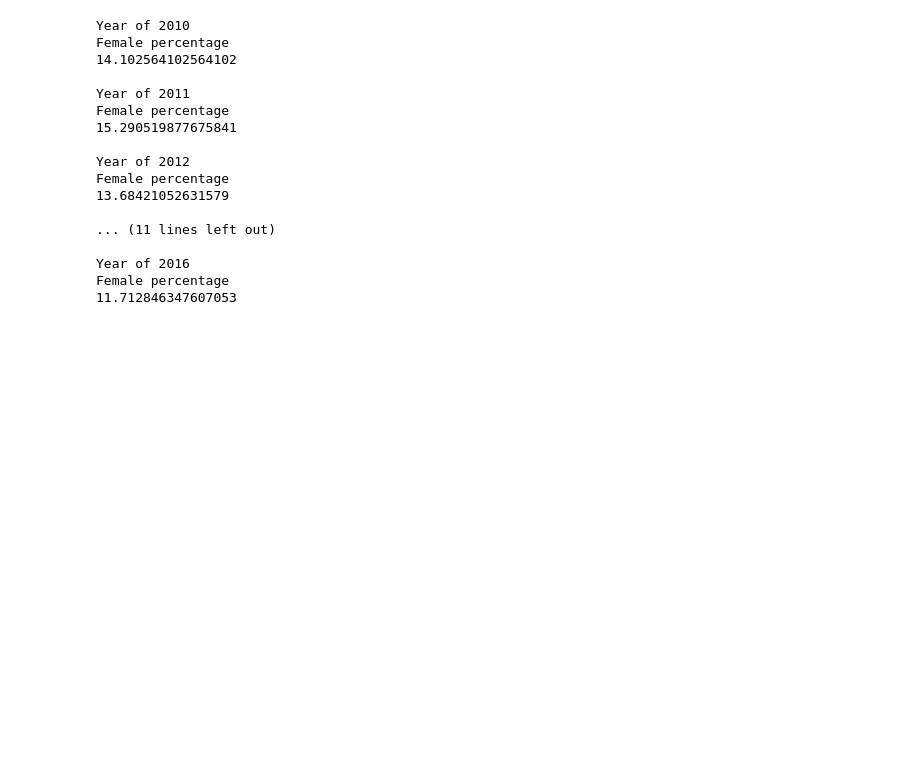
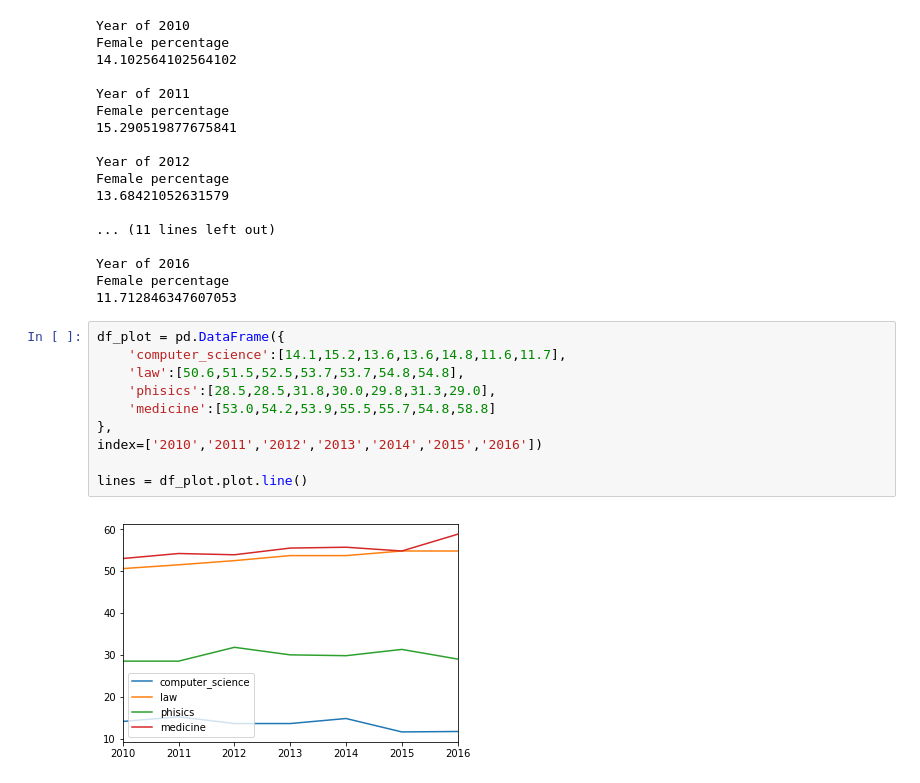
Before and after one commit to Kan4me/women_in_grad, a Jupyter notebook: 3_graph_decade.ipynb, the cells around one changed output. Cells and saved outputs as stored; diff of their text form; blank space fills up the shorter version.

Commit message:
plot decade

```diff
--- a/3_graph_decade.ipynb
+++ b/3_graph_decade.ipynb
@@ -208,3 +185,15 @@ Female percentage
 Year of 2016
 Female percentage
 11.712846347607053
+# %%
+df_plot = pd.DataFrame({
+    'computer_science':[14.1,15.2,13.6,13.6,14.8,11.6,11.7],
+    'law':[50.6,51.5,52.5,53.7,53.7,54.8,54.8],
+    'phisics':[28.5,28.5,31.8,30.0,29.8,31.3,29.0],
+    'medicine':[53.0,54.2,53.9,55.5,55.7,54.8,58.8]
+},
+index=['2010','2011','2012','2013','2014','2015','2016'])
+
+lines = df_plot.plot.line()
+# %% [output]
+[figure, added]
```
Also changed, not shown: parts of 2 cells of this notebook, 1 other file.
